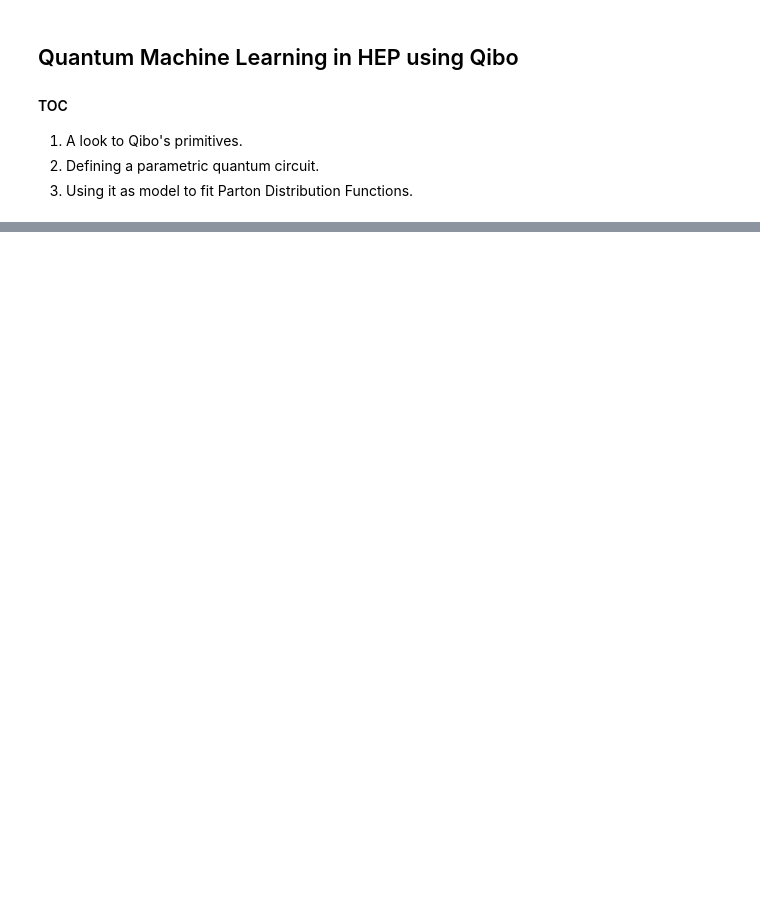
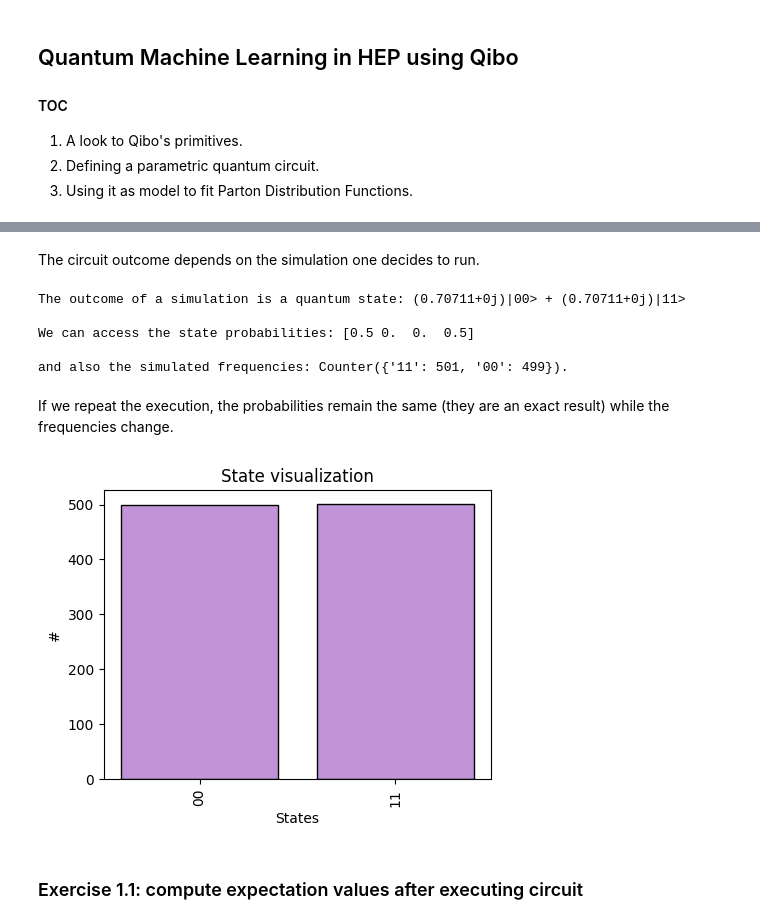
Before and after one commit to MatteoRobbiati/Qibo-PyHEP, a Jupyter notebook: qibo4HEP.ipynb, the cells around one changed output, grey strips where cells are left out. Drawn from its saved outputs; the diff is of its cells as text; code cells hidden in the pictures; blank space fills up the shorter version.

```diff
--- a/qibo4HEP.ipynb
+++ b/qibo4HEP.ipynb
@@ -25,0 +64,8 @@ qibo.list_available_backends()
+# %%
+# To prepare the Bell state we need two qubits
+nqubits = 2
+
+c = Circuit(nqubits)
+c.add(gates.H(0))
+c.add(gates.CNOT(q0=0, q1=1))
+c.add(gates.M(*range(nqubits)))
@@ -25,0 +89,23 @@ qibo.list_available_backends()
+# %% [markdown]
+The circuit outcome depends on the simulation one decides to run.
+# %%
+# We can execute the circuit setting the number of shots
+outcome = c(nshots=1000)
+
+print(f"The outcome of a simulation is a quantum state: {outcome}\n")
+print(f"We can access the state probabilities: {outcome.probabilities()}\n")
+print(f"and also the simulated frequencies: {outcome.frequencies()}.")
+# %% [output]
+The outcome of a simulation is a quantum state: (0.70711+0j)|00> + (0.70711+0j)|11>
+
+We can access the state probabilities: [0.5 0.  0.  0.5]
+
+and also the simulated frequencies: Counter({'11': 501, '00': 499}).
+# %% [markdown]
+If we repeat the execution, the probabilities remain the same (they are an exact result) while the frequencies change.
+# %%
+visualize_state(outcome.frequencies())
+# %% [output]
+[figure, added]
+# %% [markdown]
+### Exercise 1.1: compute expectation values after executing circuit
```
Also changed, not shown: parts of 25 cells of this notebook.
